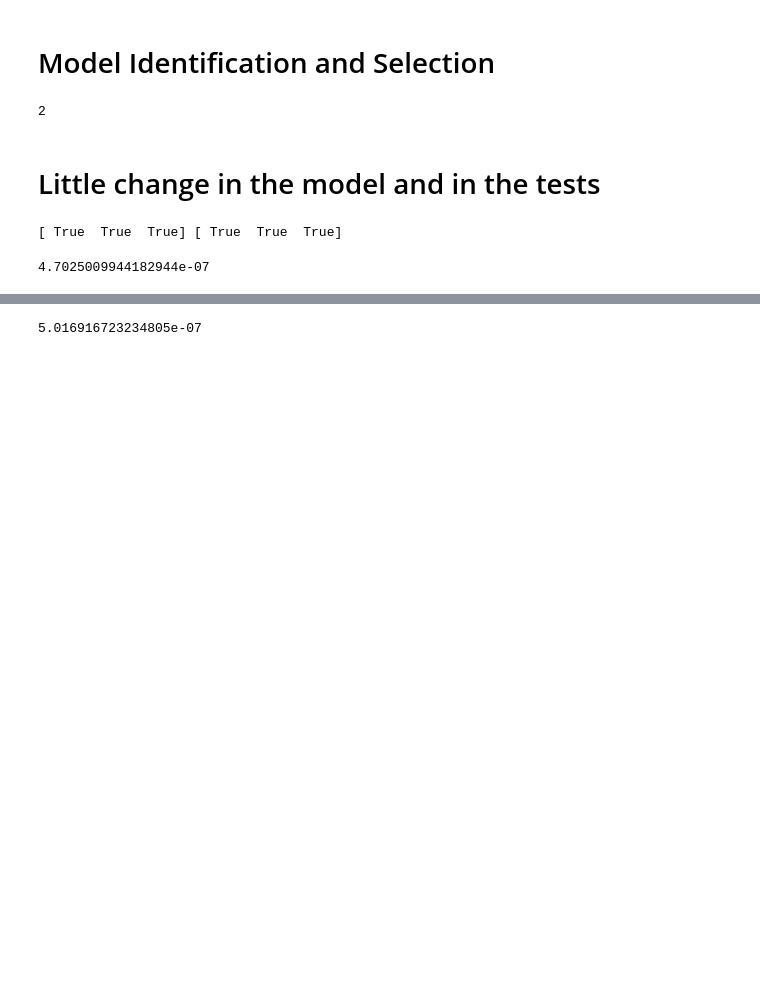
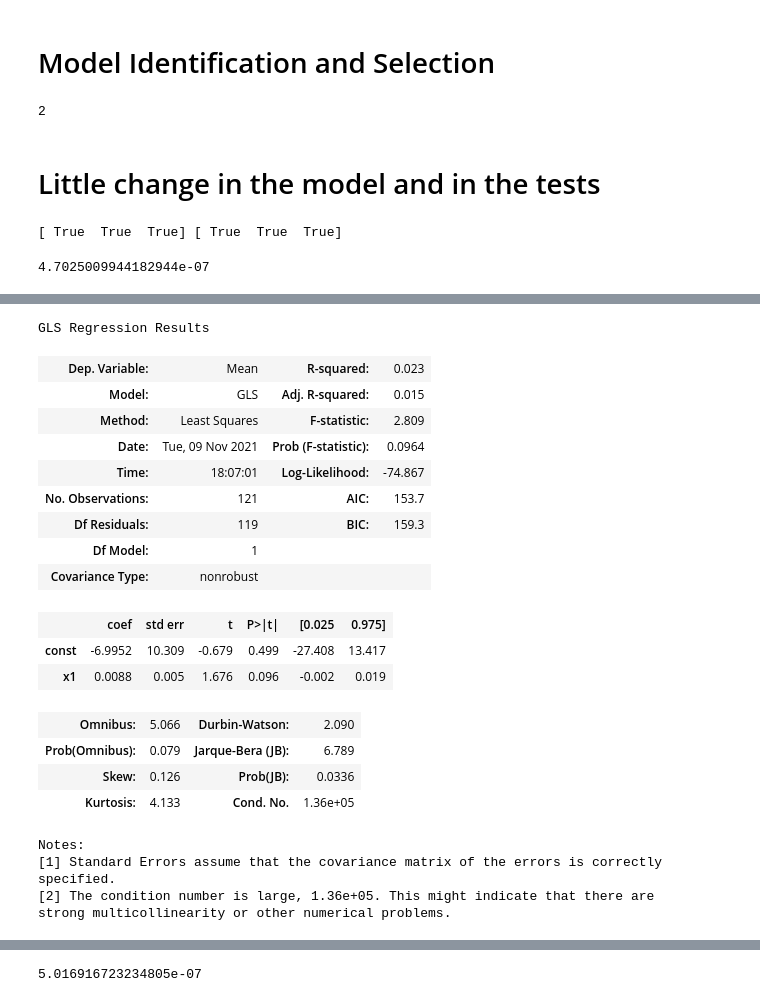
Before and after one commit to KieranVaudaux/SCV_project2.0, a Jupyter notebook: notebooks/Annual_TimeSerie.ipynb, the cells around one changed output, grey strips where cells are left out. Cells and saved outputs as stored; diff of their text form; code cells hidden in the pictures; blank space fills up the shorter version.

```diff
--- a/notebooks/Annual_TimeSerie.ipynb
+++ b/notebooks/Annual_TimeSerie.ipynb
@@ -754,3 +751,27 @@ statsmodels.iolib.summary.Summary
+# %%
+summa
+# %% [output]
+GLS Regression Results
+| Dep. Variable: | Mean | R-squared: | 0.023 |
+| Model: | GLS | Adj. R-squared: | 0.015 |
+| Method: | Least Squares | F-statistic: | 2.809 |
+| Date: | Tue, 09 Nov 2021 | Prob (F-statistic): | 0.0964 |
+| Time: | 18:07:01 | Log-Likelihood: | -74.867 |
+| No. Observations: | 121 | AIC: | 153.7 |
+| Df Residuals: | 119 | BIC: | 159.3 |
+| Df Model: | 1 |  |  |
+| Covariance Type: | nonrobust |  |  |
+|  | coef | std err | t | P>|t| | [0.025 | 0.975] |
+| const | -6.9952 | 10.309 | -0.679 | 0.499 | -27.408 | 13.417 |
+| x1 | 0.0088 | 0.005 | 1.676 | 0.096 | -0.002 | 0.019 |
+| Omnibus: | 5.066 | Durbin-Watson: | 2.090 |
+| Prob(Omnibus): | 0.079 | Jarque-Bera (JB): | 6.789 |
+| Skew: | 0.126 | Prob(JB): | 0.0336 |
+| Kurtosis: | 4.133 | Cond. No. | 1.36e+05 |
+Notes:
+[1] Standard Errors assume that the covariance matrix of the errors is correctly specified.
+[2] The condition number is large, 1.36e+05. This might indicate that there are
+strong multicollinearity or other numerical problems.
 # %%
 #On fixe la tendance comme étant la tendance calculé sur deux période
 data_Y["Mean_detrended"] = data_Y.Mean-f_cst(Years)
```
Also changed, not shown: parts of 14 cells of this notebook, 9 other files.
